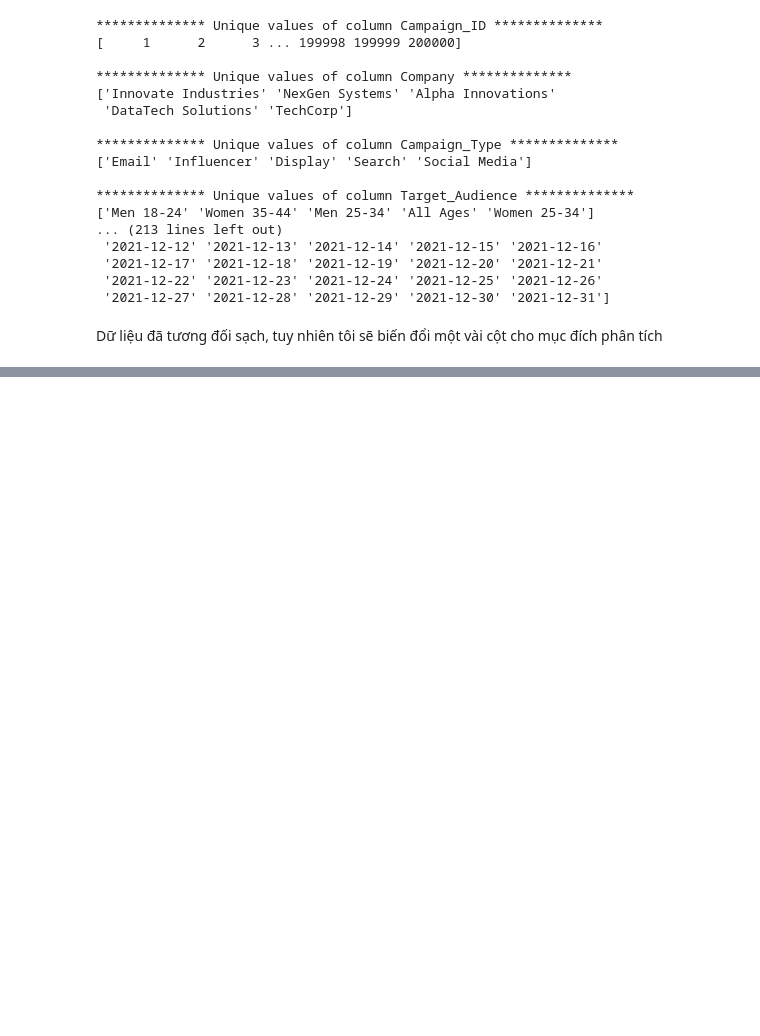
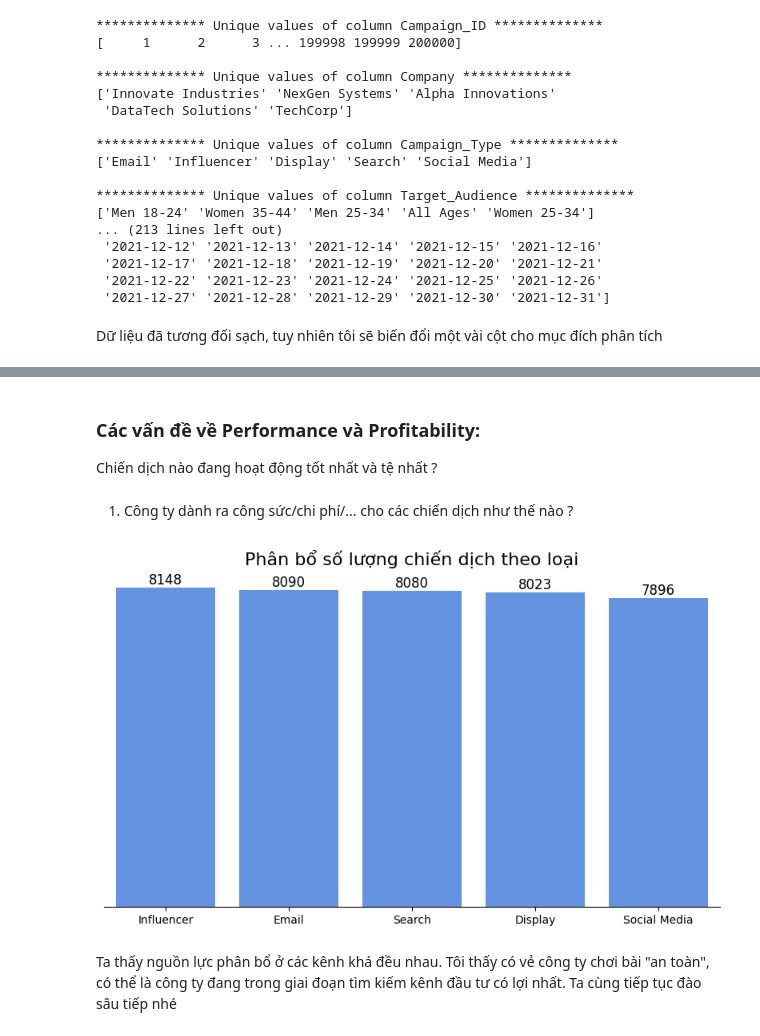
Before and after one commit to thethien8a/Marketing-Campaign-Analysis, a Jupyter notebook: Data_Analysis.ipynb, the cells around one changed output, grey strips where cells are left out. Cells and saved outputs as stored; diff of their text form; code cells hidden in the pictures; blank space fills up the shorter version.

Commit message:
Update Plan and Data Analysis

```diff
--- a/Data_Analysis.ipynb
+++ b/Data_Analysis.ipynb
@@ -136 +148,7 @@ df["Date"] = pd.to_datetime(df["Date"])
+# %%
+df["Cost_Per_Impression"] = df["Acquisition_Cost"] / df["Impressions"] * 1000
+# %%
+df[r"%Engagement_Rate"] = df["Engagement_Score"] / 10 * 100
+# %%
+df[r"%Click_Through_Rate"] = df["Clicks"] / df["Impressions"] * 100
 # %% [markdown]
@@ -139,0 +171,2 @@ df["Date"] = pd.to_datetime(df["Date"])
+# %%
+new_df = df[df["Company"] == "TechCorp"]
@@ -139,0 +195,5 @@ df["Date"] = pd.to_datetime(df["Date"])
+# %% [markdown]
+### Các vấn đề về Performance và Profitability:
+Chiến dịch nào đang hoạt động tốt nhất và tệ nhất ?
+# %% [markdown]
+1. Công ty dành ra công sức/chi phí/... cho các chiến dịch như thế nào ?
@@ -139,0 +202,27 @@ df["Date"] = pd.to_datetime(df["Date"])
+# %%
+plt.figure(figsize=(8, 5))
+order = new_df['Campaign_Type'].value_counts().index
+ax = sns.countplot(data=new_df, x="Campaign_Type", color="#4F8EF7", order=order)
+
+# Thêm tiêu đề cho biểu đồ
+ax.set_title("Phân bổ số lượng chiến dịch theo loại", fontsize=16)
+
+# Bỏ nhãn trục x và y
+ax.set_xlabel("")
+ax.set_ylabel("")
+
+# Bỏ trục y
+ax.yaxis.set_visible(False)
+
+# Thêm nhãn giá trị trên mỗi cột
+for p in ax.patches:
+    ax.annotate(f"{int(p.get_height())}", (p.get_x() + p.get_width() / 2., p.get_height()),
+                ha='center', va='bottom', fontsize=12)
+
+sns.despine(left=True)
+plt.tight_layout()
+plt.show()
+# %% [output]
+[figure, added]
+# %% [markdown]
+Ta thấy nguồn lực phân bổ ở các kênh khá đều nhau. Tôi thấy có vẻ công ty chơi bài "an toàn", có thể là công ty đang trong giai đoạn tìm kiếm kênh đầu tư có lợi nhất. Ta cùng tiếp tục đào sâu tiếp nhé
```
Also changed, not shown: parts of 23 cells of this notebook, 1 other file.
